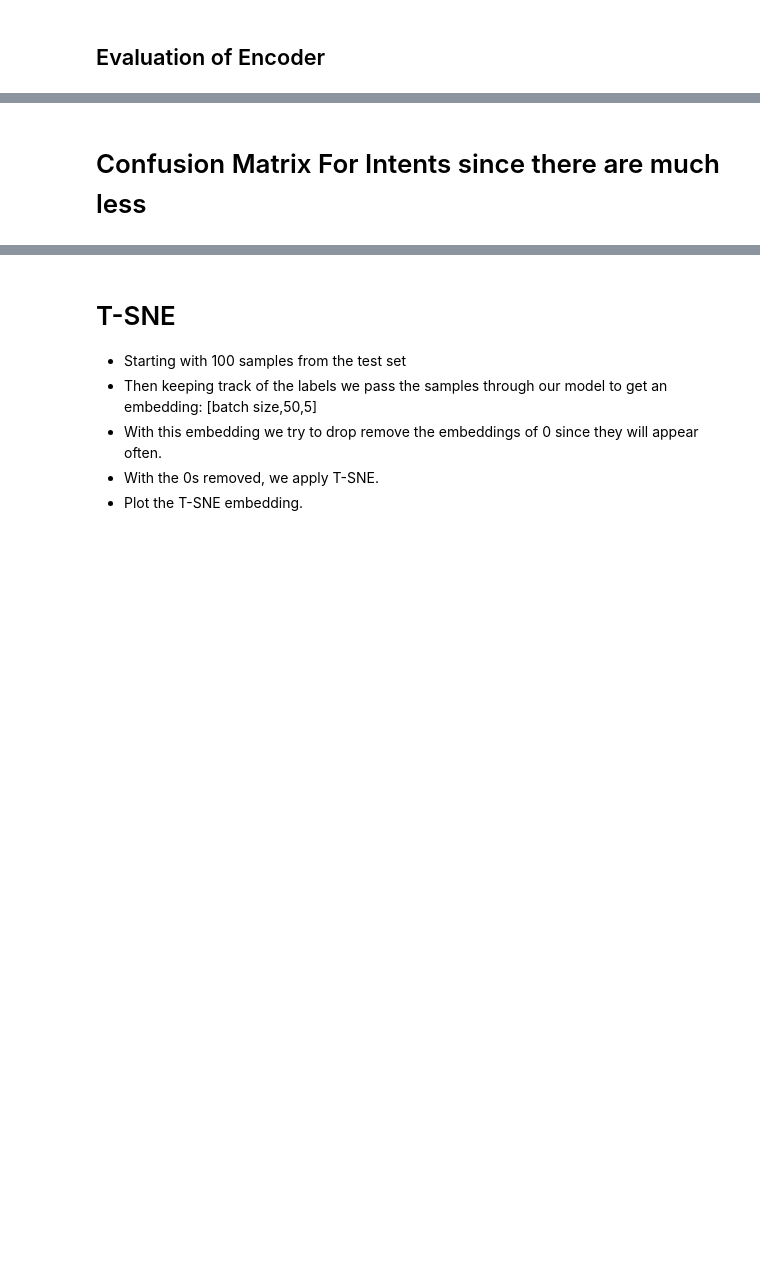
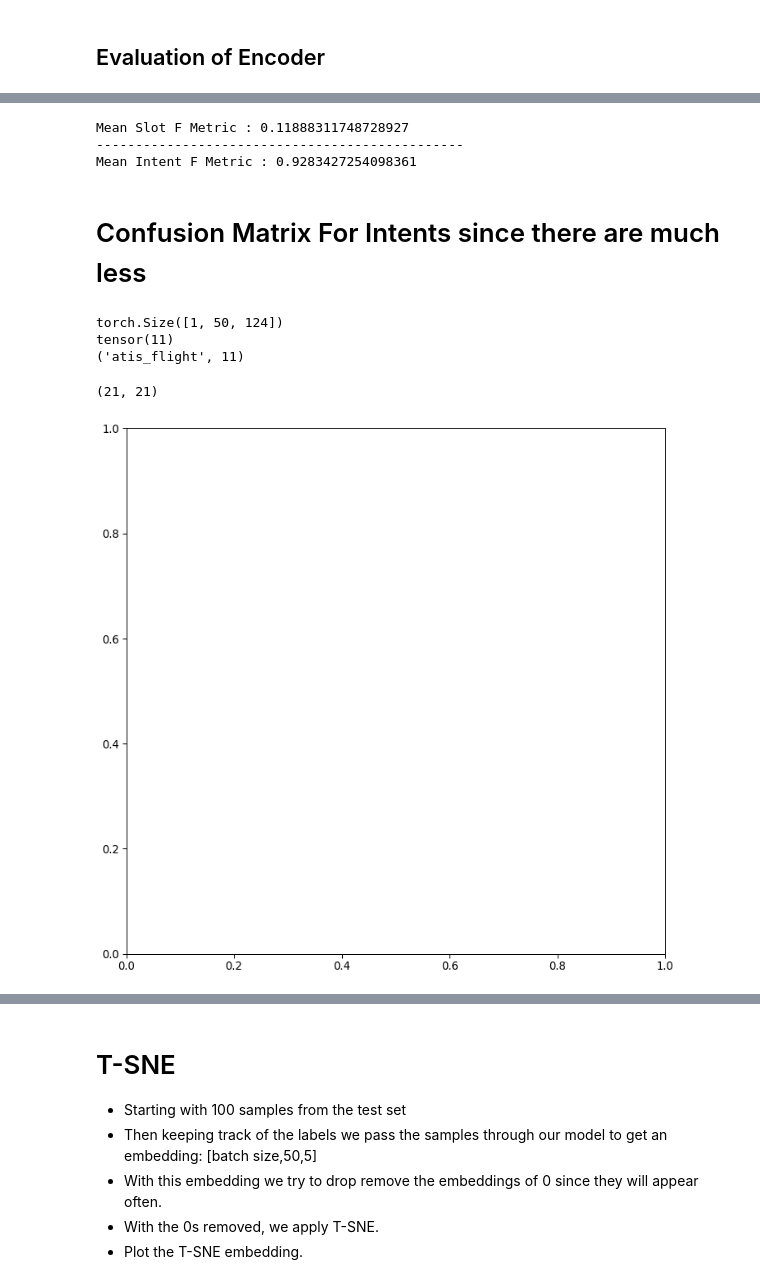
Before and after one commit to lionely/nlu-joint-slot-intent-detection, a Jupyter notebook: RNN-less Slot Filling.ipynb, the cells around one changed output, grey strips where cells are left out. Saved outputs shown, nothing was run; the diff lists cells and outputs as text; code cells hidden in the pictures; blank space fills up the shorter version.

```diff
--- a/RNN-less Slot Filling.ipynb
+++ b/RNN-less Slot Filling.ipynb
@@ -541,7 +637,7 @@ for data in inp:
 #         inputs = inputs.cuda()
 #         labels = labels.cuda()
 
-    slots ,intents, slot_embedding = encoder(inputs)
+    slots ,intents, slot_embedding, avg_slot_embedding = encoder(inputs)
     y_pred_slots = torch.argmax(slots,dim=2)
     f_slot_scores.append(calc_bat_fscores(y_pred_slots,labels))
     y_pred_intents = torch.argmax(intents,dim=1)
@@ -552,6 +648,10 @@ for data in inp:
 print('Mean Slot F Metric :',np.mean(f_slot_scores))
 print('-----------------------------------------------')
 print('Mean Intent F Metric :',np.mean(f_intent_scores))
+# %% [output]
+Mean Slot F Metric : 0.11888311748728927
+-----------------------------------------------
+Mean Intent F Metric : 0.9283427254098361
 # %%
 #  # Change line width
 # plt.xlabel('Slot F1-Scores')
@@ -567,22 +667,29 @@ for data in get_batches(1,test_data[0:1]):
     input,_,intent = data[0],data[1],data[2]
     input = input.to(device)
     #print(input.size())
-    output,intent_pred,_  = encoder(input)
+    output,intent_pred,_,_ = encoder(input)
     predictions = torch.argmax(intent_pred,dim=1)[0]
     print(output.size())
     print(predictions)
     print(categoryFromOutput(predictions))
+# %% [output]
+torch.Size([1, 50, 124])
+tensor(11)
+('atis_flight', 11)
 # %%
 all_categories = []
-intent_labels = ['abbreviation','aircraft','aircraft&flight&flight_no',
-                 'airfare','airline','airline_flight_no','airport','capacity',
-                'cheapest','city','distance','flight','flight&airfare','flight_no','flight_time',
-                 'ground_fare','ground_fare_service','ground_service&ground_fare','meal',
+intent_labels = ['abbreviation','aircraft','aircraft#flight#flight_no',
+                 'airfare','airline','airline#flight_no','airport','capacity',
+                'cheapest','city','distance','flight','flight#airfare','flight_no','flight_time',
+                 'ground_fare','ground_fare_service','ground_service#ground_fare','meal',
                 'quantity','restriction']
+#intent_labels = atis_intents
 for category in intent2index.values():
     all_categories.append(category)
 
 len(all_categories),len(intent_labels)
+# %% [output]
+(21, 21)
 # %%
 #intent_labels
 #index2intent
@@ -590,9 +697,13 @@ len(all_categories),len(intent_labels)
 # %%
 import matplotlib.pyplot as plt
 import matplotlib.ticker as ticker
 %matplotlib inline
-from IPython.display import set_matplotlib_formats
-set_matplotlib_formats('png','pdf')
+# from IPython.display import set_matplotlib_formats
+# set_matplotlib_formats('png','pdf')
+new_dims = (15,15)
+fig, ax = plt.subplots(figsize=a4_dims)
+# %% [output]
+[figure, added]
 # %%
 # Keep track of correct guesses in a confusion matrix
 n_categories = len(all_categories)
```
Also changed, not shown: parts of 82 cells of this notebook.
